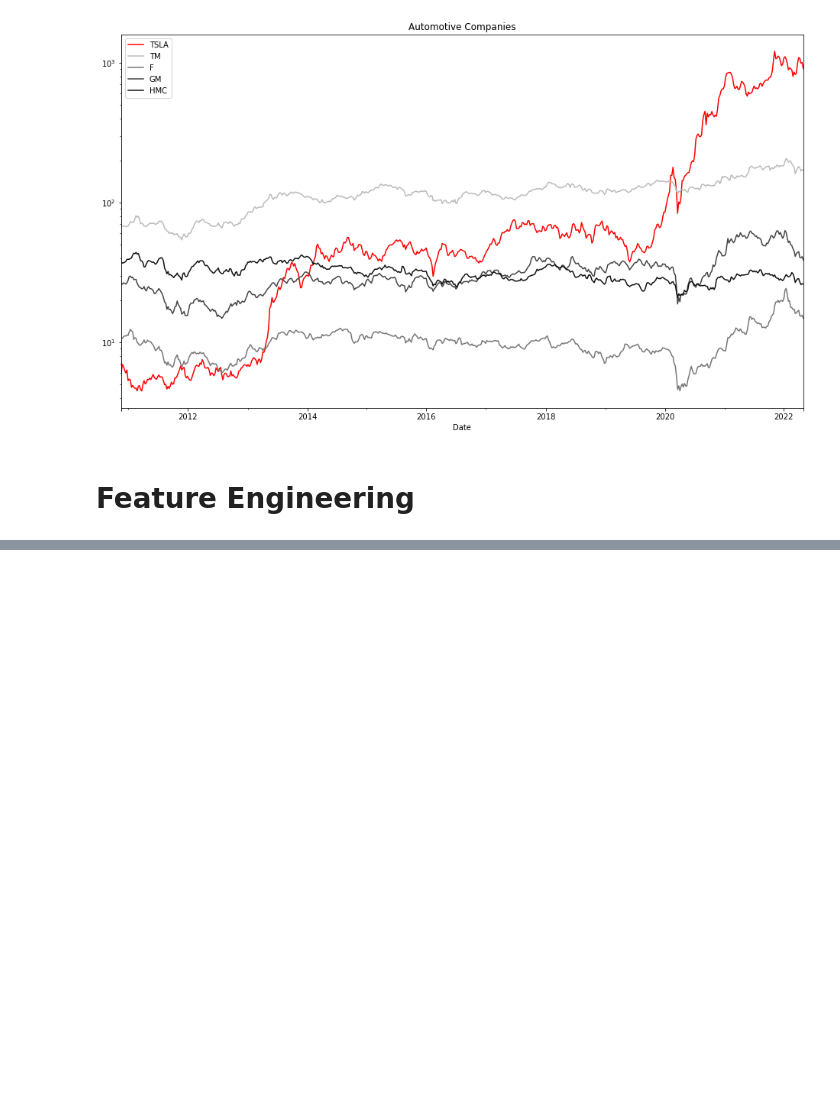
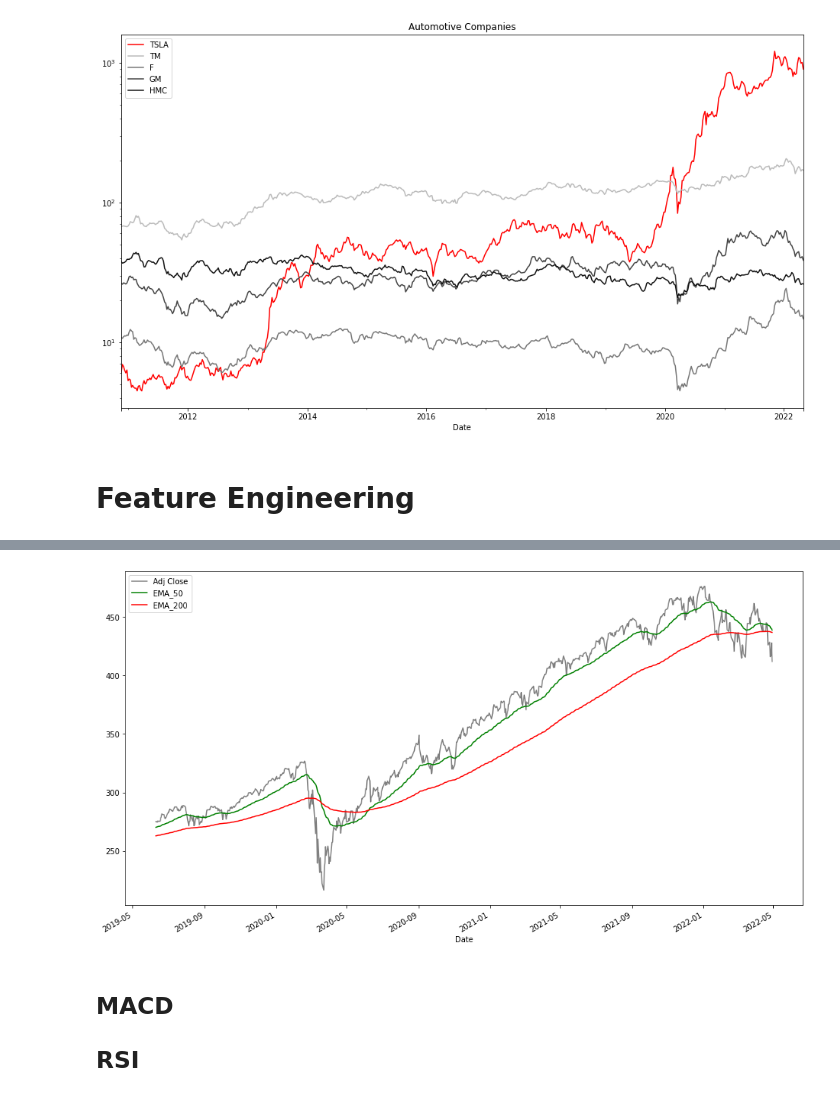
Before and after one commit to MichaelHotaling/blog, a Jupyter notebook: _notebooks/2022-04-28-stock-market-lstm.ipynb, the cells around one changed output, grey strips where cells are left out. Cells and saved outputs as stored; diff of their text form; code cells hidden in the pictures; blank space fills up the shorter version.

```diff
--- a/_notebooks/2022-04-28-stock-market-lstm.ipynb
+++ b/_notebooks/2022-04-28-stock-market-lstm.ipynb
@@ -192,0 +232,16 @@ plt.show()
+# %%
+(df
+.assign(EMA_50 = lambda x: x['Adj Close'].ewm(span = 50).mean())
+.assign(EMA_200 = lambda x: x['Adj Close'].ewm(span = 200).mean())
+ [['Adj Close','EMA_50','EMA_200']]
+ .tail(2*365)
+ .plot(figsize=(16,9),
+       color = ['gray','green','red'])
+);
+# %% [output]
+[figure, added]
+# %% [markdown]
+
+## MACD
+
+## RSI
```
Also changed, not shown: parts of 16 cells of this notebook.
